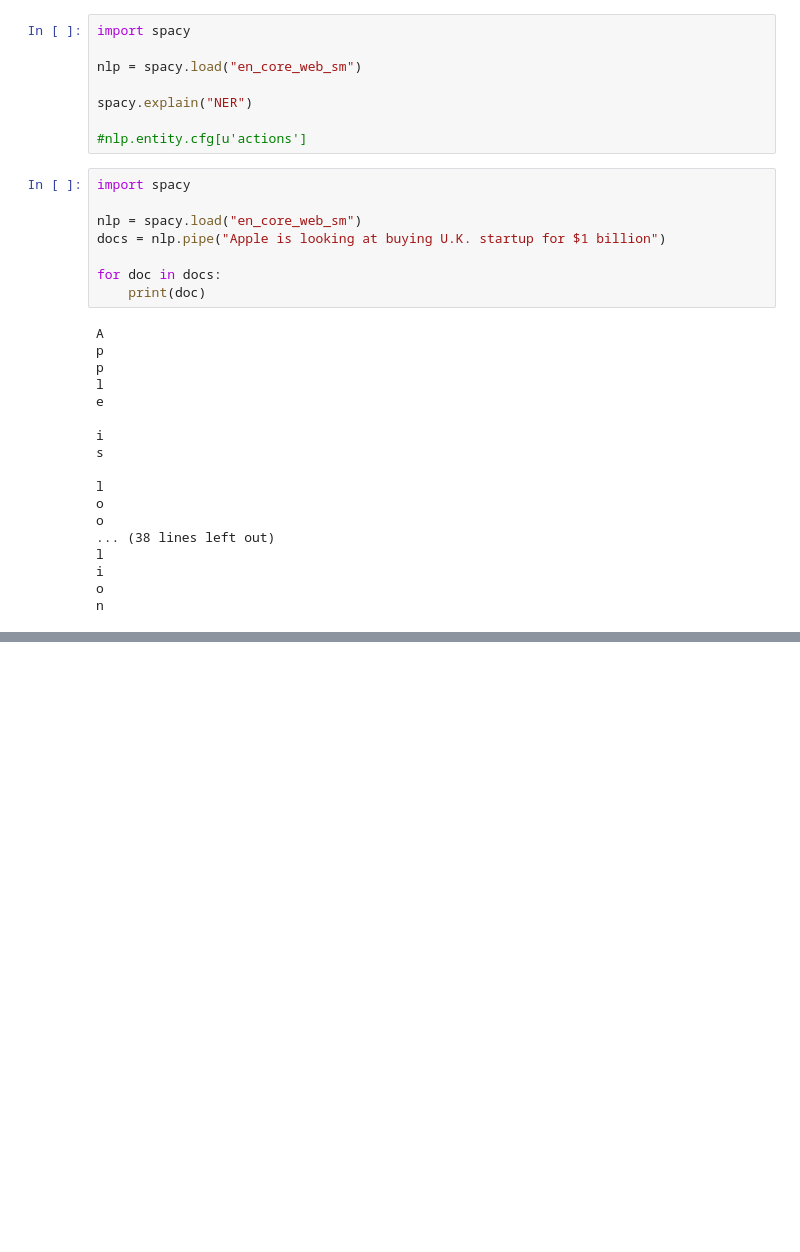
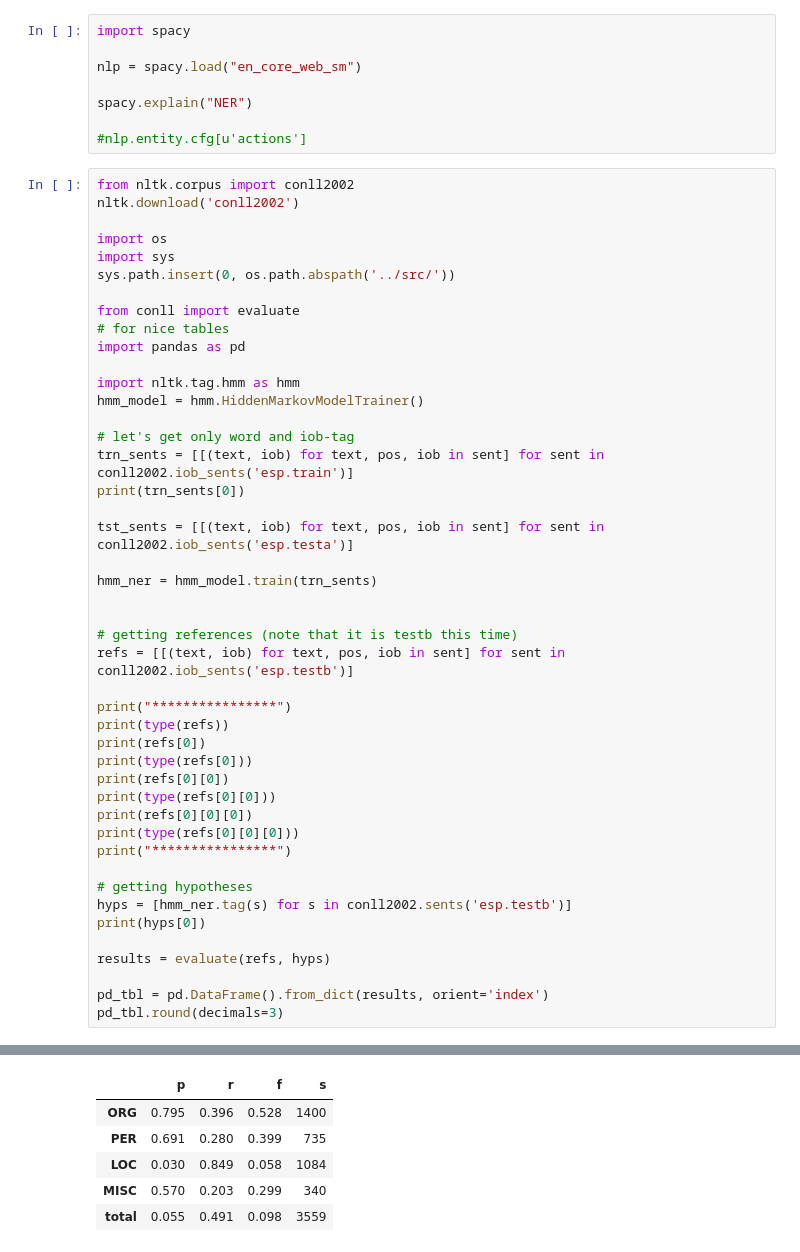
Before and after one commit to Bentley97/NLU_Second_Assignment, a Jupyter notebook: SecondAssignment.ipynb, the cells around one changed output, grey strips where cells are left out. Saved outputs shown, nothing was run; the diff lists cells and outputs as text; blank space fills up the shorter version.

```diff
--- a/SecondAssignment.ipynb
+++ b/SecondAssignment.ipynb
@@ -198,29 +200,49 @@ nlp = spacy.load("en_core_web_sm")
 spacy.explain("NER")
 
 #nlp.entity.cfg[u'actions']
-# %%
-import spacy
-
-nlp = spacy.load("en_core_web_sm")
-docs = nlp.pipe("Apple is looking at buying U.K. startup for $1 billion")
-
-for doc in docs:
-    print(doc)
-# %% [output]
-A
-p
-p
-l
-e
-
-i
-s
-
-l
-o
-o
-... (38 lines left out)
-l
-i
-o
-n
+# %%
+from nltk.corpus import conll2002
+nltk.download('conll2002')
+
+import os
+import sys
+sys.path.insert(0, os.path.abspath('../src/'))
+
+from conll import evaluate
+# for nice tables
+import pandas as pd
+
+import nltk.tag.hmm as hmm
+hmm_model = hmm.HiddenMarkovModelTrainer()
+
+# let's get only word and iob-tag
+trn_sents = [[(text, iob) for text, pos, iob in sent] for sent in conll2002.iob_sents('esp.train')]
+print(trn_sents[0])
+
+tst_sents = [[(text, iob) for text, pos, iob in sent] for sent in conll2002.iob_sents('esp.testa')]
+
+hmm_ner = hmm_model.train(trn_sents)
+
+
+# getting references (note that it is testb this time)
+refs = [[(text, iob) for text, pos, iob in sent] for sent in conll2002.iob_sents('esp.testb')]
+
+print("****************")
+print(type(refs))
+print(refs[0])
+print(type(refs[0]))
+print(refs[0][0])
+print(type(refs[0][0]))
+print(refs[0][0][0])
+print(type(refs[0][0][0]))
+print("****************")
+
+# getting hypotheses
+hyps = [hmm_ner.tag(s) for s in conll2002.sents('esp.testb')]
+print(hyps[0])
+
+results = evaluate(refs, hyps)
+
+pd_tbl = pd.DataFrame().from_dict(results, orient='index')
+pd_tbl.round(decimals=3)
+# %% [output]
@@ -226,0 +262,6 @@ n
+|  | p | r | f | s |
+| ORG | 0.795 | 0.396 | 0.528 | 1400 |
+| PER | 0.691 | 0.280 | 0.399 | 735 |
+| LOC | 0.030 | 0.849 | 0.058 | 1084 |
+| MISC | 0.570 | 0.203 | 0.299 | 340 |
+| total | 0.055 | 0.491 | 0.098 | 3559 |
```
Also changed, not shown: parts of 6 cells of this notebook.
